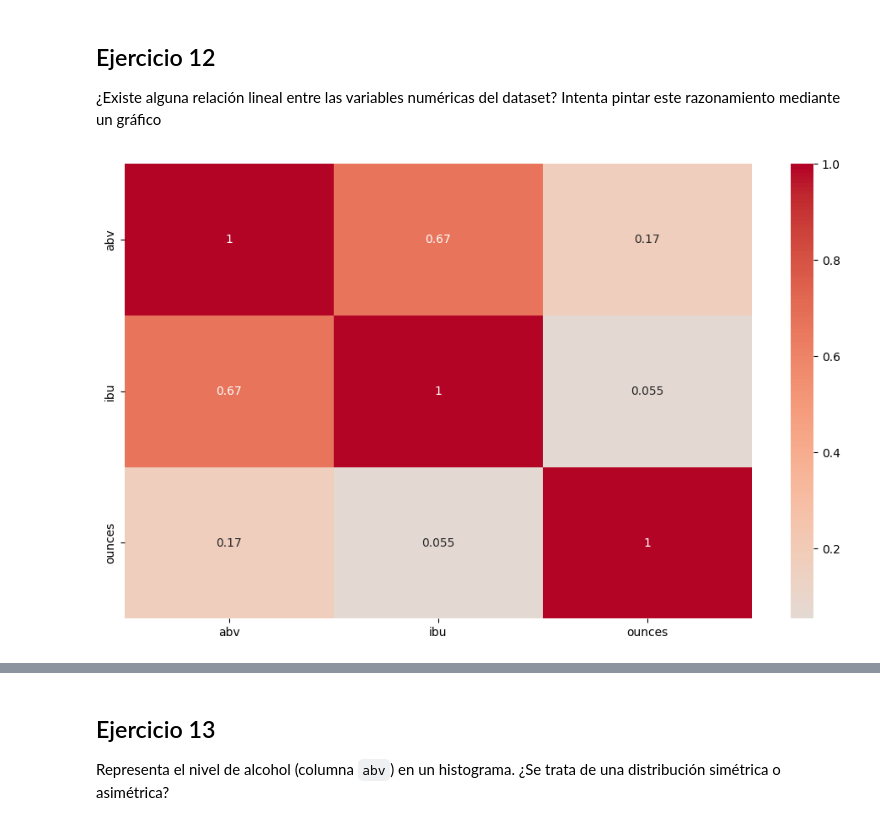
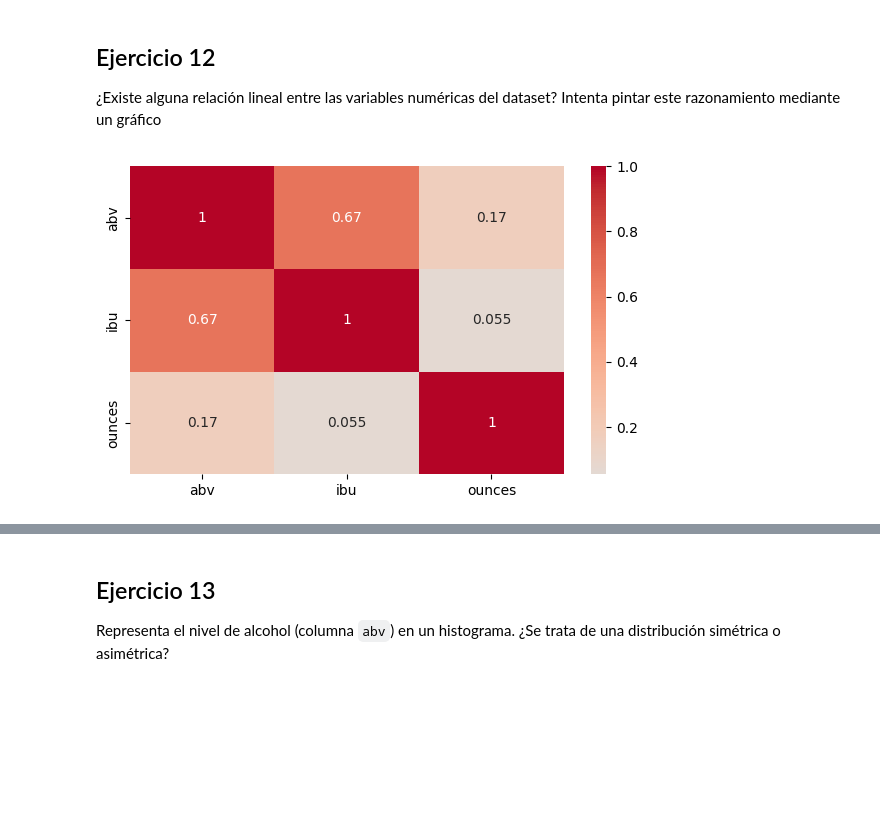
Before and after one commit to urkomen/2026-02-BILBAO-FT-Data-Science, a Jupyter notebook: 2-Data_Analysis/2-Pandas/Practica/6-Beers/birras_repaso_urko.ipynb, the cells around one changed output, grey strips where cells are left out. Cells and saved outputs as stored; diff of their text form; code cells hidden in the pictures; blank space fills up the shorter version.

```diff
--- a/2-Data_Analysis/2-Pandas/Practica/6-Beers/birras_repaso_urko.ipynb
+++ b/2-Data_Analysis/2-Pandas/Practica/6-Beers/birras_repaso_urko.ipynb
@@ -272,11 +312,11 @@ np.float64(43.0)
 # %%
 # Mediante un diagrama de pares, podemos ver la realción (correlación)
 # Solo analizamos las numéricas, quito id porque es un numérico, pero no nos aporta nada
-plt.figure(figsize=(12, 7))
+plt.figure(figsize=(7, 4))
 
 sns.heatmap(beer[['abv','ibu','ounces']].corr(), annot = True, cmap = 'coolwarm',center = 0)
 plt.show()
 
 # No sé si he hecho algo mal, pero no hay nada significativo en los gráficos, no parece que haya ninguna relación entre las variables
 # %% [output]
-[figure, old version]
+[figure, new version]
```
Also changed, not shown: parts of 17 cells of this notebook, 3 other files.
